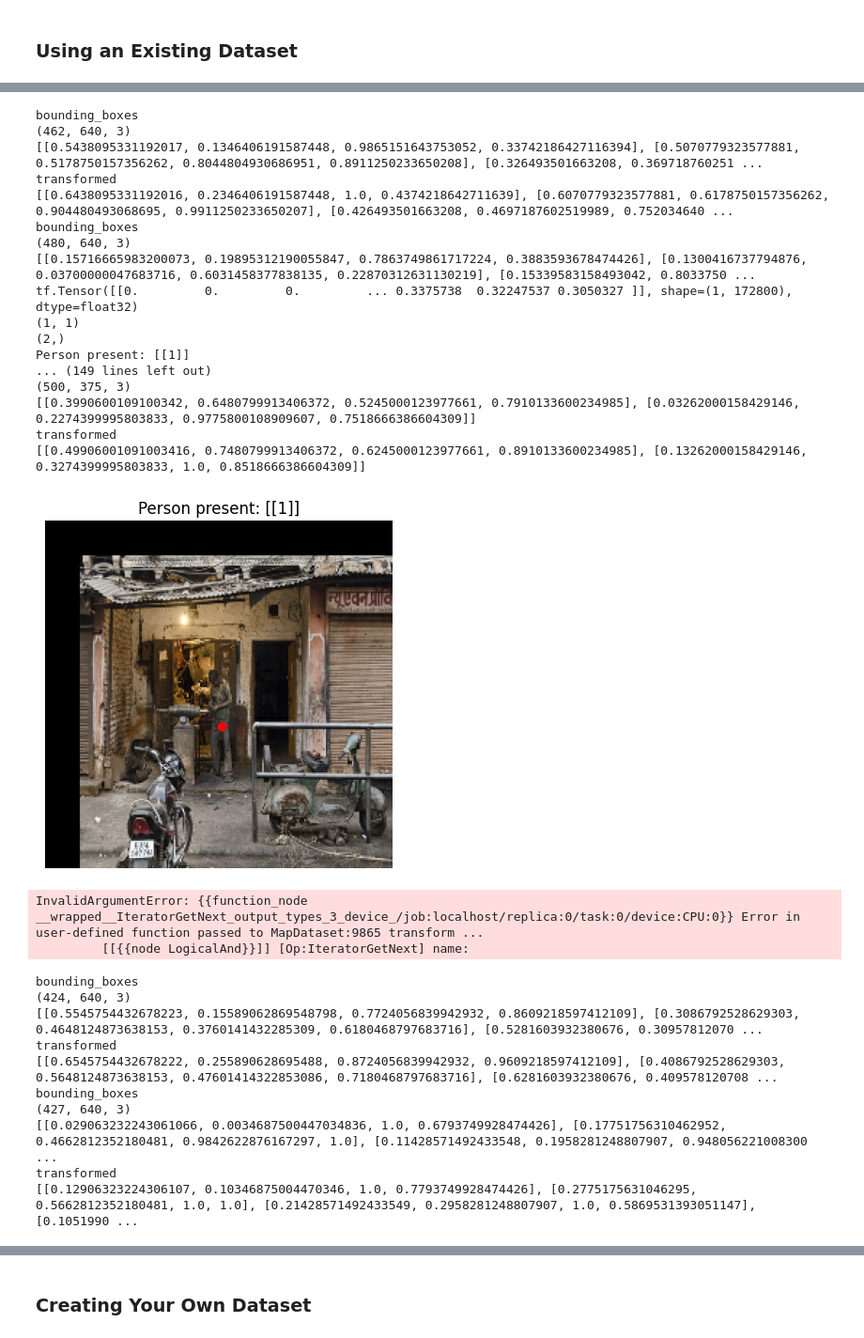
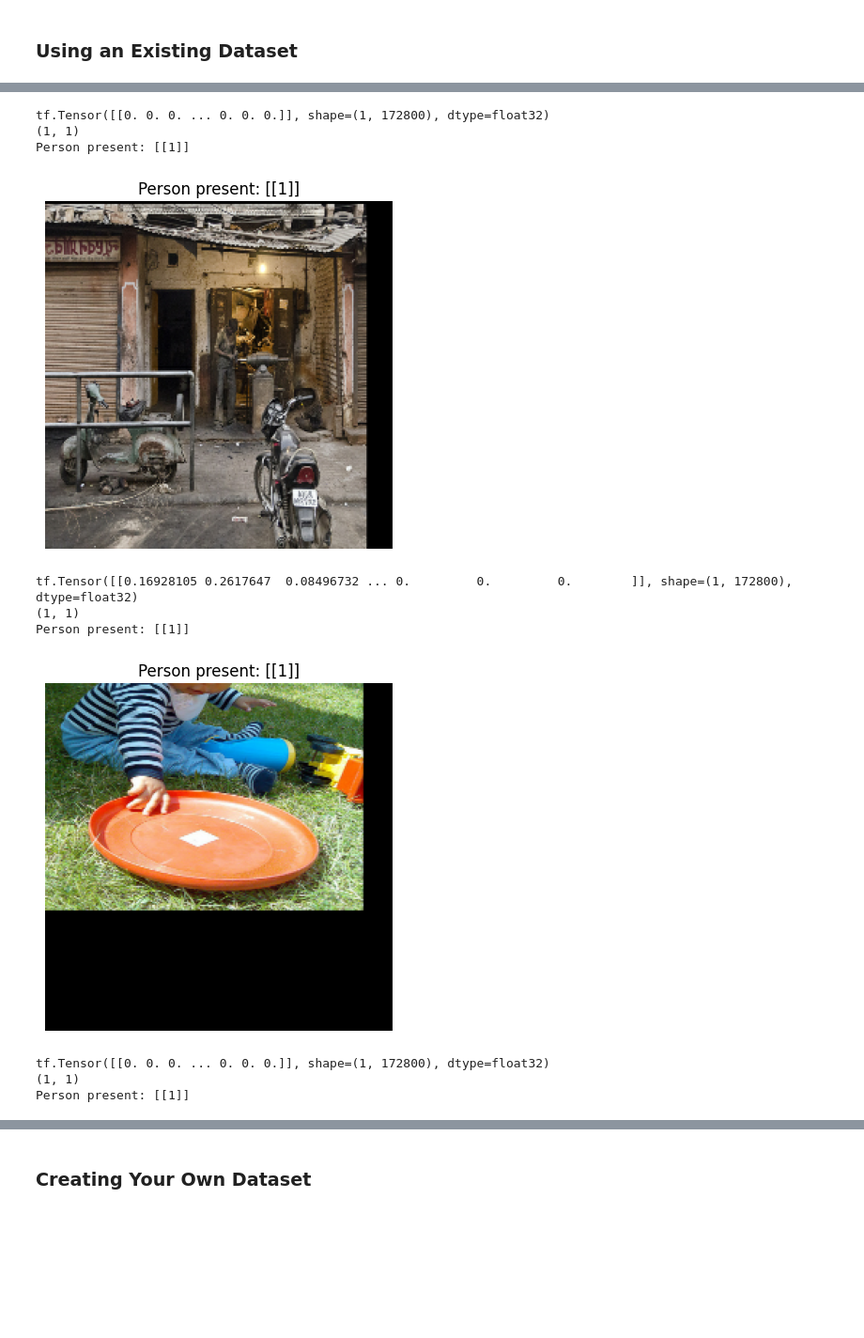
Before and after one commit to Nickjgniklu/ESP32_Person_Detector, a Jupyter notebook: training/esp32_transfer_learning.ipynb, the cells around one changed output, grey strips where cells are left out. Shown at 94% size. Drawn from its saved outputs; the diff is of its cells as text; code cells hidden in the pictures; blank space fills up the shorter version.

Commit message:
person half trains

```diff
--- a/training/esp32_transfer_learning.ipynb
+++ b/training/esp32_transfer_learning.ipynb
@@ -128,0 +156,26 @@ ds_validation = ds_validation.map(tf_random_translate_image_and_label)
+# %%
+# Function to display an image with bounding boxes
+def display_image_with_bboxes(image, bboxes):
+    fig, ax = plt.subplots(1)
+    ax.imshow(image)
+
+    # Add bounding boxes
+    for bbox in bboxes:
+        # Assuming bbox is in the format [y_min, x_min, y_max, x_max] and normalized
+        y_min, x_min, y_max, x_max = bbox
+        height, width, _ = image.shape
+        x_min *= width
+        x_max *= width
+        y_min *= height
+        y_max *= height
+        rect = patches.Rectangle((x_min, y_min), x_max - x_min, y_max - y_min, linewidth=1, edgecolor='r', facecolor='none')
+        ax.add_patch(rect)
+
+    plt.show()
+# Display 10 images from the dataset
+for example in ds_train.take(1):
+    print("example")
+
+    image = example['image'].numpy()
+    bboxes = example['objects']['bbox'].numpy()
+    display_image_with_bboxes(image, bboxes)
@@ -225,51 +284,32 @@ Tensor("cond/GatherV2:0", dtype=float64)
 # %%
 
 # Iterate through the dataset and print an example
 for example in ds_train.take(10):
     image, label = example[0], example[1]
     person_present = label['person']
-    person_center = label['person_center']
+    #person_center = label['person_center']
     print(image)
     print(person_present.shape)
-    print(person_center.shape)
+   # print(person_center.shape)
     print(f"Person present: {person_present.numpy()}")
-    print(f"Center: {person_center.numpy()}")
+   # print(f"Center: {person_center.numpy()}")
 
 
     # Display the image using Matplotlib
     plt.imshow(tf.reshape(image, (IMAGE_HEIGHT, IMAGE_WIDTH, IMAGE_CHANNELS)))
     plt.title(f"Person present: {person_present}")
-    plt.plot(person_center[0] * IMAGE_WIDTH, person_center[1] * IMAGE_HEIGHT, 'ro')
+    #plt.plot(person_center[0] * IMAGE_WIDTH, person_center[1] * IMAGE_HEIGHT, 'ro')
     plt.axis('off')
     plt.show()
 # %% [output]
-bounding_boxes
-(462, 640, 3)
-[[0.5438095331192017, 0.1346406191587448, 0.9865151643753052, 0.33742186427116394], [0.5070779323577881, 0.5178750157356262, 0.8044804930686951, 0.8911250233650208], [0.326493501663208, 0.369718760251 ...
-transformed
-[[0.6438095331192016, 0.2346406191587448, 1.0, 0.4374218642711639], [0.6070779323577881, 0.6178750157356262, 0.904480493068695, 0.9911250233650207], [0.426493501663208, 0.4697187602519989, 0.752034640 ...
-bounding_boxes
-(480, 640, 3)
-[[0.15716665983200073, 0.19895312190055847, 0.7863749861717224, 0.3883593678474426], [0.1300416737794876, 0.03700000047683716, 0.6031458377838135, 0.22870312631130219], [0.15339583158493042, 0.8033750 ...
-tf.Tensor([[0.         0.         0.         ... 0.3375738  0.32247537 0.3050327 ]], shape=(1, 172800), dtype=float32)
+tf.Tensor([[0. 0. 0. ... 0. 0. 0.]], shape=(1, 172800), dtype=float32)
 (1, 1)
-(2,)
 Person present: [[1]]
-... (149 lines left out)
-(500, 375, 3)
-[[0.3990600109100342, 0.6480799913406372, 0.5245000123977661, 0.7910133600234985], [0.03262000158429146, 0.2274399995803833, 0.9775800108909607, 0.7518666386604309]]
-transformed
-[[0.49906001091003416, 0.7480799913406372, 0.6245000123977661, 0.8910133600234985], [0.13262000158429146, 0.3274399995803833, 1.0, 0.8518666386604309]]
-[figure, old version]
+[figure, new version]
-InvalidArgumentError: {{function_node __wrapped__IteratorGetNext_output_types_3_device_/job:localhost/replica:0/task:0/device:CPU:0}} Error in user-defined function passed to MapDataset:9865 transform ...
-         [[{{node LogicalAnd}}]] [Op:IteratorGetNext] name:
+tf.Tensor([[0.16928105 0.2617647  0.08496732 ... 0.         0.         0.        ]], shape=(1, 172800), dtype=float32)
+(1, 1)
+Person present: [[1]]
+[figure, added]
-bounding_boxes
-(424, 640, 3)
-[[0.5545754432678223, 0.15589062869548798, 0.7724056839942932, 0.8609218597412109], [0.3086792528629303, 0.4648124873638153, 0.3760141432285309, 0.6180468797683716], [0.5281603932380676, 0.30957812070 ...
-transformed
-[[0.6545754432678222, 0.255890628695488, 0.8724056839942932, 0.9609218597412109], [0.4086792528629303, 0.5648124873638153, 0.47601414322853086, 0.7180468797683716], [0.6281603932380676, 0.409578120708 ...
-bounding_boxes
-(427, 640, 3)
-[[0.029063232243061066, 0.0034687500447034836, 1.0, 0.6793749928474426], [0.17751756310462952, 0.4662812352180481, 0.9842622876167297, 1.0], [0.11428571492433548, 0.1958281248807907, 0.948056221008300 ...
-transformed
-[[0.12906323224306107, 0.10346875004470346, 1.0, 0.7793749928474426], [0.2775175631046295, 0.5662812352180481, 1.0, 1.0], [0.21428571492433549, 0.2958281248807907, 1.0, 0.5869531393051147], [0.1051990 ...
+tf.Tensor([[0. 0. 0. ... 0. 0. 0.]], shape=(1, 172800), dtype=float32)
+(1, 1)
+Person present: [[1]]
```
Also changed, not shown: parts of 10 cells of this notebook.
